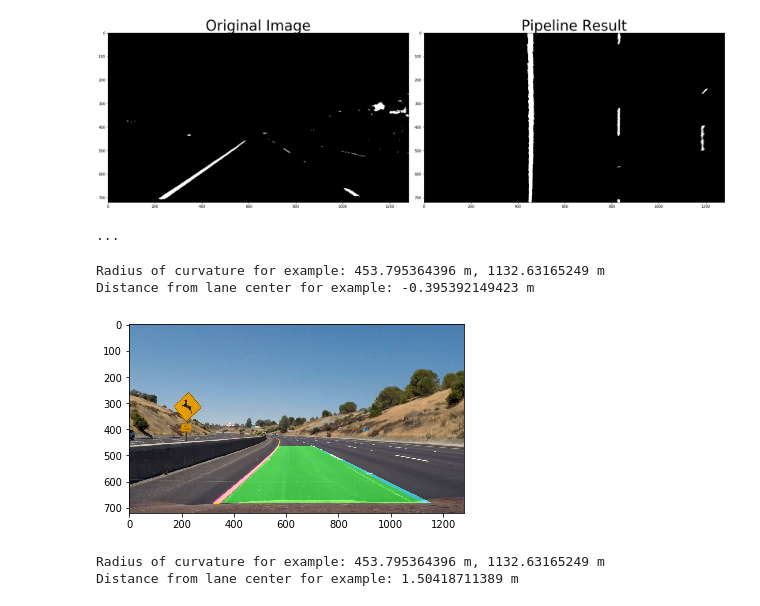
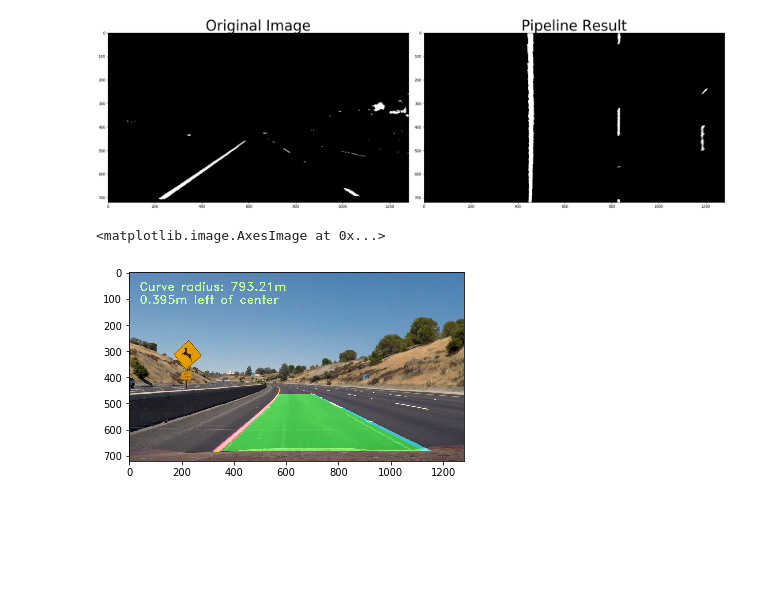
Before and after one commit to ashtawy/CarND-Advanced-Lane-Lines, a Jupyter notebook: project.ipynb, the cells around one changed output. Cells and saved outputs as stored; diff of their text form; code cells hidden in the pictures; blank space fills up the shorter version.

Commit message:
Curvature data overlay on video is added

```diff
--- a/project.ipynb
+++ b/project.ipynb
@@ -23,7 +23,7 @@ objpoints = [] # 3d points in real world space
 imgpoints = [] # 2d points in image plane.
 
 # Make a list of calibration images
-images = glob.glob('../camera_cal/calibration*.jpg')
+images = glob.glob('./images_and_videos/camera_cal/calibration*.jpg')
 
 # Step through the list and search for chessboard corners
 for fname in images:
@@ -56,10 +56,10 @@ def cal_undistort(img, objpoints, imgpoints):
     undist = cv2.undistort(img, mtx, dist, None, mtx)
     return undist
 # %%
-img = cv2.imread('../camera_cal/calibration2.jpg')
+img = cv2.imread('./images_and_videos/camera_cal/calibration2.jpg')
 
 #image = mpimg.imread('bridge_shadow.jpg')
-img = mpimg.imread('../test_images/straight_lines1.jpg')
+img = mpimg.imread('./images_and_videos/straight_lines1.jpg')
 
 undistorted = cal_undistort(img, objpoints, imgpoints)
 
@@ -331,7 +314,7 @@ def draw_lines(original_img, binary_img, l_fit, r_fit, Minv):
 # %%
 # Method to determine radius of curvature and distance from lane center
 # based on binary image, polynomial fit, and L and R lane pixel indices
-def calc_curv_rad_and_center_dist(bin_img, l_fit, r_fit, l_lane_inds, r_lane_inds):
+def compute_curv_rad_and_center_dist(bin_img, l_fit, r_fit, l_lane_inds, r_lane_inds):
     # Define conversions in x and y from pixels space to meters
     ym_per_pix = 3.048/100 # meters per pixel in y dimension, lane line is 10 ft = 3.048 meters
     xm_per_pix = 3.7/378 # meters per pixel in x dimension, lane width is 12 ft = 3.7 meters
@@ -368,34 +351,40 @@ def calc_curv_rad_and_center_dist(bin_img, l_fit, r_fit, l_lane_inds, r_lane_ind
         r_fit_x_int = r_fit[0]*h**2 + r_fit[1]*h + r_fit[2]
         lane_center_position = (r_fit_x_int + l_fit_x_int) /2
         center_dist = (car_position - lane_center_position) * xm_per_pix
-    return left_curverad, right_curverad, center_dist
-print('...')
+    curv_rad = (left_curverad + right_curverad)/2.0
+    return curv_rad, center_dist
-# %% [output]
-...
+# %%
+def overlay_curvature_data_on_image(in_img, curv_rad, center_dist):
+    out_img = np.copy(in_img)
+    #h = new_img.shape[0]
+    font = cv2.FONT_HERSHEY_DUPLEX
+    text = 'Curve radius: ' + '{:04.2f}'.format(curv_rad) + 'm'
+    cv2.putText(out_img, text, (40,70), font, 1.5, (200,255,155), 2, cv2.LINE_AA)
+    direction = ''
+    if center_dist > 0:
+        direction = 'right'
+    elif center_dist < 0:
+        direction = 'left'
+    abs_center_dist = abs(center_dist)
+    text = '{:04.3f}'.format(abs_center_dist) + 'm ' + direction + ' of center'
+    cv2.putText(out_img, text, (40,120), font, 1.5, (200,255,155), 2, cv2.LINE_AA)
+    return out_img
 # %%
-img = mpimg.imread('../test_images/test2.jpg')
+img = mpimg.imread('./images_and_videos/test2.jpg')
 
 undistorted = cal_undistort(img, objpoints, imgpoints)
 undist_binary_image = binary_image(undistorted)
 undist_binary_warped_image, m_inv = warp(undist_binary_image.copy())
 binary_warped = undist_binary_warped_image.copy()
 left_fit, right_fit, left_line_inds, right_line_inds = find_initial_lines(binary_warped.copy())
-rads_dists = calc_curv_rad_and_center_dist(binary_warped, left_fit, right_fit, left_line_inds, right_line_inds)
-left_curverad, right_curverad, center_dist = rads_dists
-final_img = draw_lines(img, binary_warped, left_fit, right_fit, m_inv)
+rads_dists = compute_curv_rad_and_center_dist(binary_warped, left_fit, right_fit, left_line_inds, right_line_inds)
+curv_rad, center_dist = rads_dists
+img_with_lines = draw_lines(img, binary_warped, left_fit, right_fit, m_inv)
+final_img = overlay_curvature_data_on_image(img_with_lines, curv_rad, center_dist)
 plt.imshow(final_img)
-print('Radius of curvature for example:', left_curverad, 'm,', right_curverad, 'm')
-print('Distance from lane center for example:', center_dist, 'm')
 # %% [output]
-Radius of curvature for example: 453.795364396 m, 1132.63165249 m
-Distance from lane center for example: -0.395392149423 m
+<matplotlib.image.AxesImage at 0x...>
-[figure, old version]
+[figure, new version]
-# %%
-print('Radius of curvature for example:', left_curverad, 'm,', right_curverad, 'm')
-print('Distance from lane center for example:', center_dist, 'm')
-# %% [output]
-Radius of curvature for example: 453.795364396 m, 1132.63165249 m
-Distance from lane center for example: 1.50418711389 m
 # %%
 global left_fit
 global right_fit
```
Also changed, not shown: parts of 4 cells of this notebook, 31 other files.
